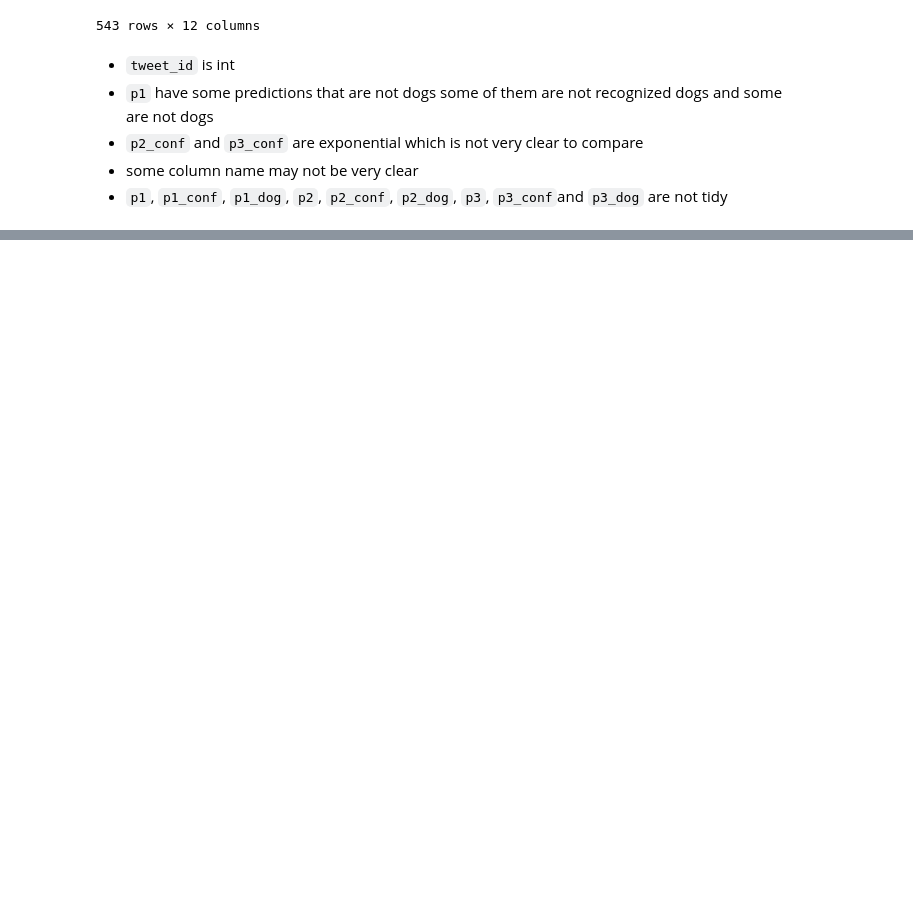
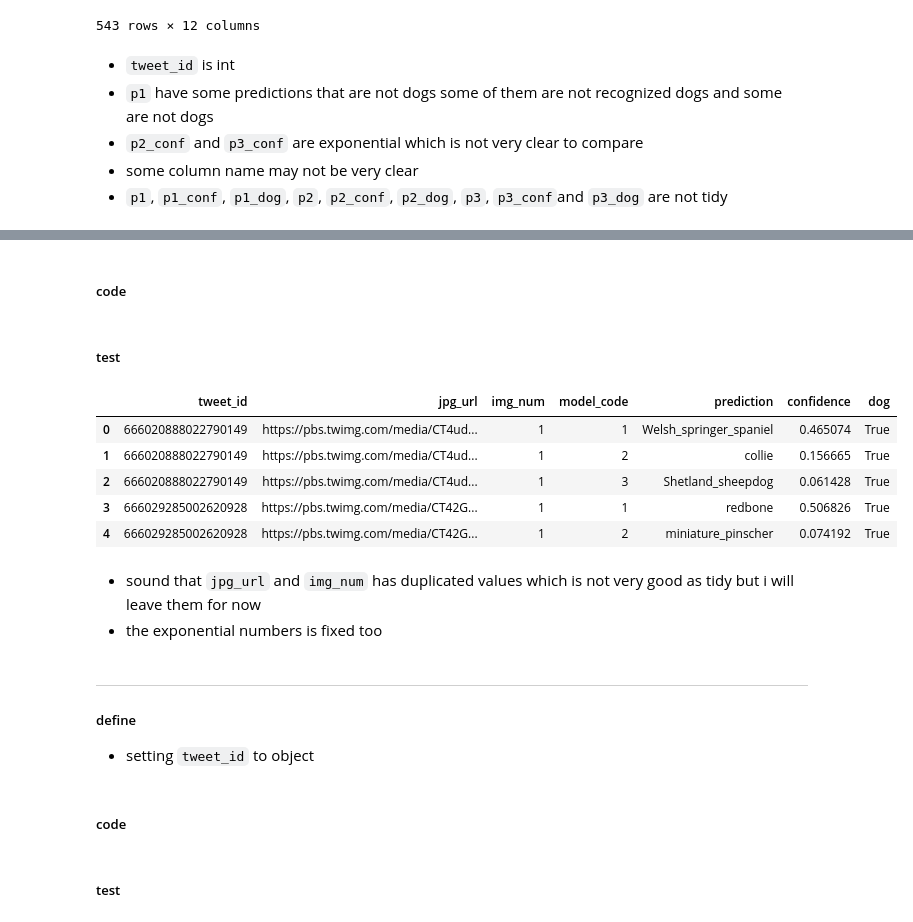
Before and after one commit to ahmed-mahmood-hanafy/wrangle_act, a Jupyter notebook: wrangle_act.ipynb, the cells around one changed output, grey strips where cells are left out. Drawn from its saved outputs; the diff is of its cells as text; code cells hidden in the pictures; blank space fills up the shorter version.

```diff
--- a/wrangle_act.ipynb
+++ b/wrangle_act.ipynb
@@ -349,0 +412,5 @@ image_predictions[image_predictions.p1_dog == False ]
+# %%
+# making a copy for each data
+twitter_archive_clean = twitter_archive.copy()
+image_predictions_clean = image_predictions.copy()
+tweet_likes_retw_clean = tweet_likes_retw.copy()
@@ -349,0 +789,11 @@ image_predictions[image_predictions.p1_dog == False ]
+# %%
+#i changed the names to be easy to use with pd.wide_to_long
+image_predictions_clean.rename(columns={'p1':'prediction1',
+                                       'p2':'prediction2',
+                                       'p3':'prediction3',
+                                       'p1_conf':'confidence1',
+                                       'p2_conf':'confidence2',
+                                       'p3_conf':'confidence3',
+                                       'p1_dog':'dog1',
+                                       'p2_dog':'dog2',
+                                       'p3_dog':'dog3'},inplace = True)
@@ -349,0 +826,29 @@ image_predictions[image_predictions.p1_dog == False ]
+# %% [markdown]
+##### code
+# %%
+#https://stackoverflow.com/questions/45662403/melting-pandas-data-frame-with-multiple-variable-names-and-multiple-value-names
+#making `prediction1` , `confidence1`, `dog1` ,`prediction2` , `confidence2`, `dog2` ,
+#`prediction3` , `confidence3`and `dog3` tidy
+i = ['tweet_id','jpg_url','img_num']
+stubnames=['prediction','confidence','dog']
+image_predictions_clean = pd.wide_to_long(image_predictions_clean, i = i ,stubnames= stubnames ,j = 'model_code').reset_index()
+# %% [markdown]
+##### test
+# %%
+image_predictions_clean.head()
+# %% [output]
+|  | tweet_id | jpg_url | img_num | model_code | prediction | confidence | dog |
+| 0 | 666020888022790149 | https://pbs.twimg.com/media/CT4ud... | 1 | 1 | Welsh_springer_spaniel | 0.465074 | True |
+| 1 | 666020888022790149 | https://pbs.twimg.com/media/CT4ud... | 1 | 2 | collie | 0.156665 | True |
+| 2 | 666020888022790149 | https://pbs.twimg.com/media/CT4ud... | 1 | 3 | Shetland_sheepdog | 0.061428 | True |
+| 3 | 666029285002620928 | https://pbs.twimg.com/media/CT42G... | 1 | 1 | redbone | 0.506826 | True |
+| 4 | 666029285002620928 | https://pbs.twimg.com/media/CT42G... | 1 | 2 | miniature_pinscher | 0.074192 | True |
+# %% [markdown]
+- sound that `jpg_url` and `img_num` has duplicated values which is not very good as tidy but i will leave them for now
+- the exponential numbers is fixed too
+# %% [markdown]
+--------------------------
+##### define
+- setting `tweet_id` to object
+# %% [markdown]
+##### code
@@ -349,0 +857,2 @@ image_predictions[image_predictions.p1_dog == False ]
+# %% [markdown]
+##### test
```
Also changed, not shown: parts of 88 cells of this notebook, 4 other files.
